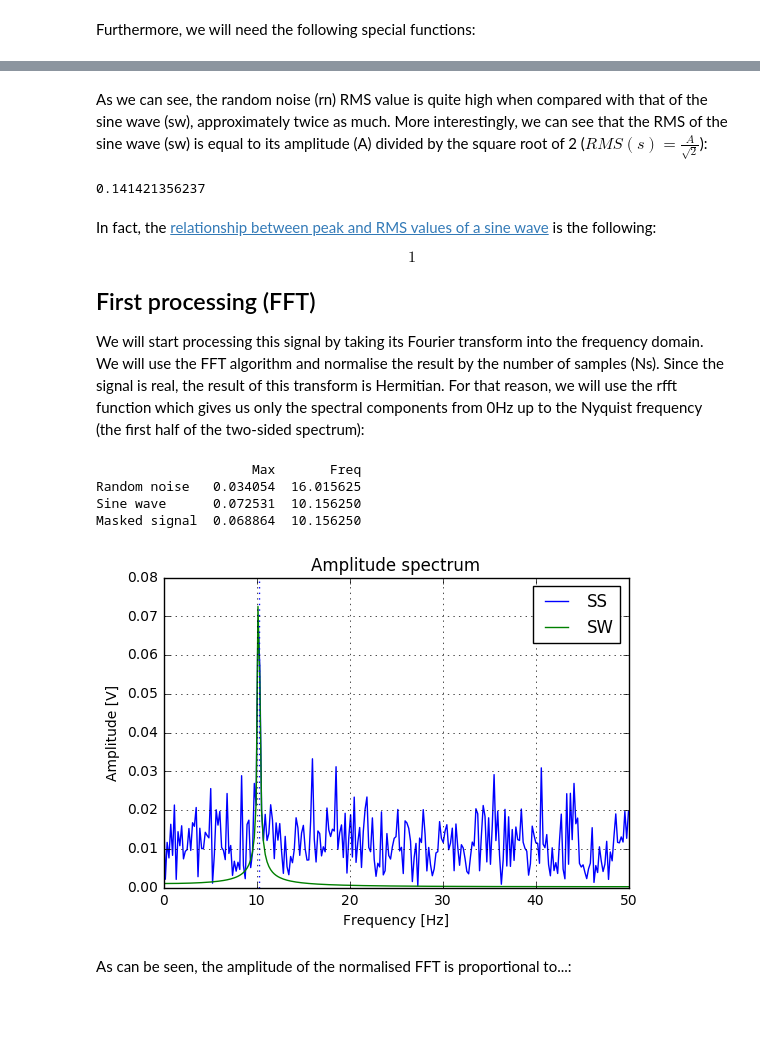
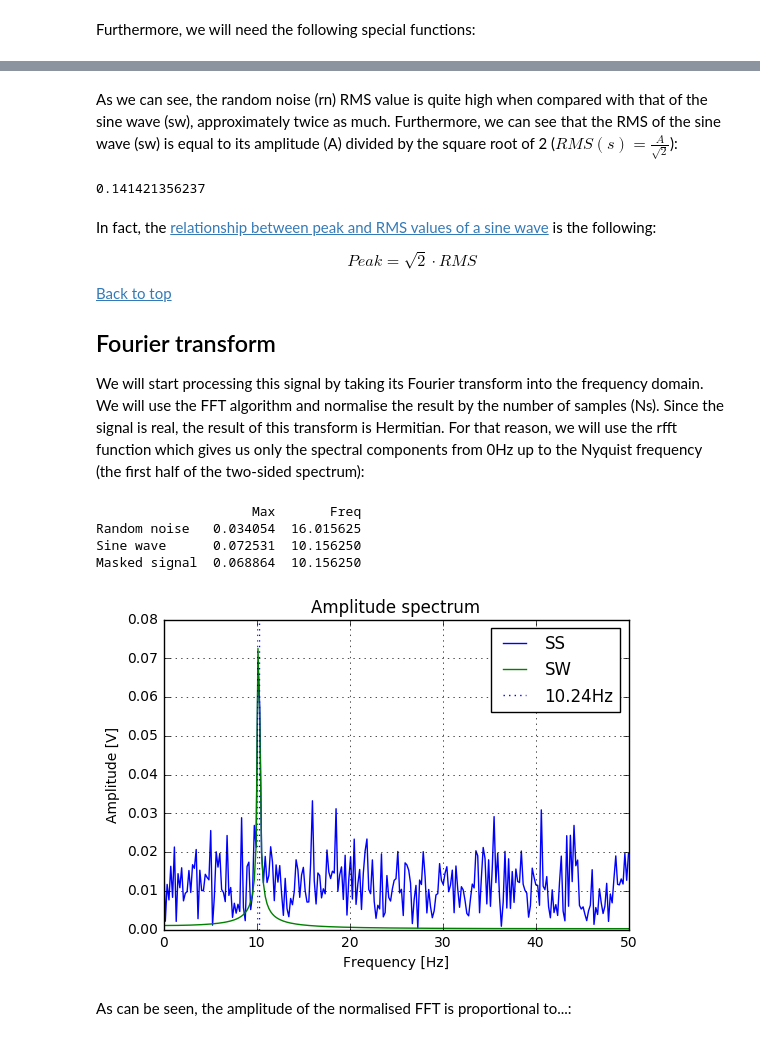
Before and after one commit to pxcandeias/py-notebooks, a Jupyter notebook: FFT_psd.ipynb, the cells around one changed output, grey strips where cells are left out. Cells and saved outputs as stored; diff of their text form; code cells hidden in the pictures; blank space fills up the shorter version.

```diff
--- a/FFT_psd.ipynb
+++ b/FFT_psd.ipynb
@@ -78,15 +78,15 @@ A = 0.2 # sine wave amplitude
 f = 10.24 # sine wave frequency
 sw = A*np.sin(2*np.pi*f*tt) # digital sine wave
 
-ss = sw+rn # masked signal
+ms = sw+rn # masked signal
 
-v = [(np.max(v), np.min(v), np.mean(v), rms_flat(v)) for v in (rn, sw, ss)]
+v = [(np.max(v), np.min(v), np.mean(v), rms_flat(v)) for v in (rn, sw, ms)]
 df = pd.DataFrame(data=v, index=('Random noise', 'Sine wave', 'Masked signal'), columns=('Max', 'Min', 'Mean', 'RMS'))
 print(df)
 
 fig, ax = plt.subplots()
 ax.hold(True)
-ax.plot(tt, ss, label='ss')
+ax.plot(tt, ms, label='ms')
 ax.plot(tt, sw, label='sw')
 ax.set_title('Time history')
 ax.set_xlabel('Time [s]')
@@ -102,5 +102,5 @@ Masked signal  0.674405 -0.685897  0.020841  0.324991
 # %% [markdown]
-As we can see, the random noise (rn) RMS value is quite high when compared with that of the sine wave (sw), approximately twice as much. More interestingly, we can see that the RMS of the sine wave (sw) is equal to its amplitude (A) divided by the square root of 2 ($RMS(s) = \frac{A}{\sqrt 2}$):
+As we can see, the random noise (rn) RMS value is quite high when compared with that of the sine wave (sw), approximately twice as much. Furthermore, we can see that the RMS of the sine wave (sw) is equal to its amplitude (A) divided by the square root of 2 ($RMS(s) = \frac{A}{\sqrt 2}$):
 # %%
 print(A/np.sqrt(2))
 # %% [output]
@@ -108,37 +108,39 @@ print(A/np.sqrt(2))
 # %% [markdown]
 In fact, the [relationship between peak and RMS values of a sine wave](https://en.wikipedia.org/wiki/Root_mean_square) is the following:
 
-$$1$$
+$$Peak = \sqrt 2 \cdot RMS$$
 
-## First processing (FFT)
+[Back to top](#top)
+
+## Fourier transform
 
 We will start processing this signal by taking its Fourier transform into the frequency domain. We will use the FFT algorithm and normalise the result by the number of samples (Ns). Since the signal is real, the result of this transform is Hermitian. For that reason, we will use the rfft function which gives us only the spectral components from 0Hz up to the Nyquist frequency (the first half of the two-sided spectrum):
 # %%
 RN = rfft(rn)/Ns
 SW = rfft(sw)/Ns
-SS = rfft(ss)/Ns
-freqs = rfftfreq(ss.size, d=1./Fs)
+MS = rfft(ms)/Ns
+freqs = rfftfreq(ms.size, d=1./Fs)
 
-v = [(np.absolute(v[ix]), freqs[ix]) for v in (RN, SW, SS) for ix in (np.argmax(np.absolute(v)),)]
+v = [(np.absolute(v[ix]), freqs[ix]) for v in (RN, SW, MS) for ix in (np.argmax(np.absolute(v)),)]
 df = pd.DataFrame(data=v, index=('Random noise', 'Sine wave', 'Masked signal'), columns=('Max', 'Freq'))
 print(df)
 
 fig, ax = plt.subplots()
 ax.hold(True)
-ax.plot(freqs, np.absolute(SS), label='SS')
+ax.plot(freqs, np.absolute(MS), label='SS')
 ax.plot(freqs, np.absolute(SW), label='SW')
 ax.axvline(f, label='{}Hz'.format(f), ls=':')
 ax.set_title('Amplitude spectrum')
 ax.set_xlabel('Frequency [Hz]')
 ax.set_ylabel('Amplitude [V]')
 ax.legend()
 ax.grid(True)
 # %% [output]
                     Max       Freq
 Random noise   0.034054  16.015625
 Sine wave      0.072531  10.156250
 Masked signal  0.068864  10.156250
-[figure, old version]
+[figure, new version]
 # %% [markdown]
 As can be seen, the amplitude of the normalised FFT is proportional to...:
 # %%
```
Also changed, not shown: parts of 10 cells of this notebook.
